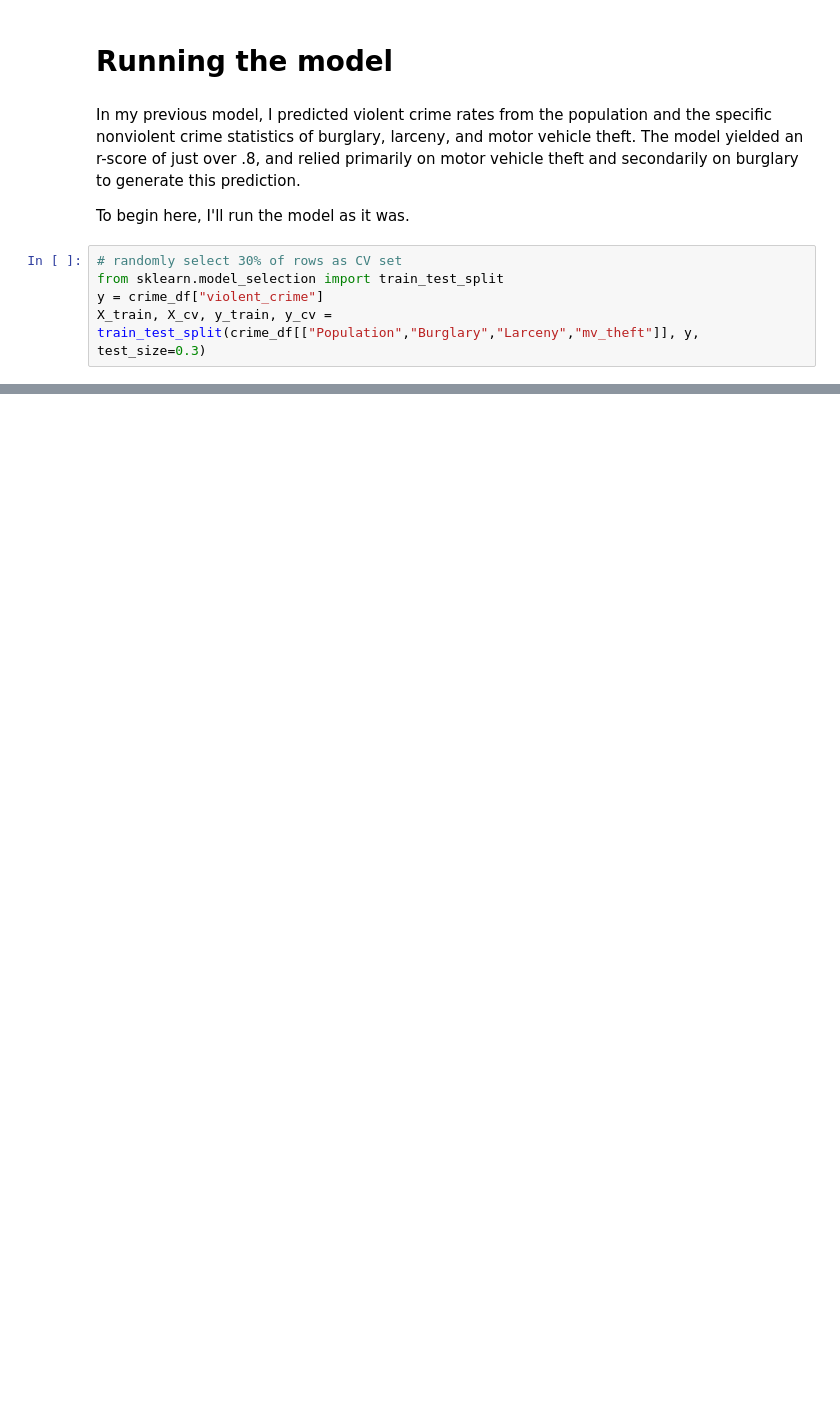
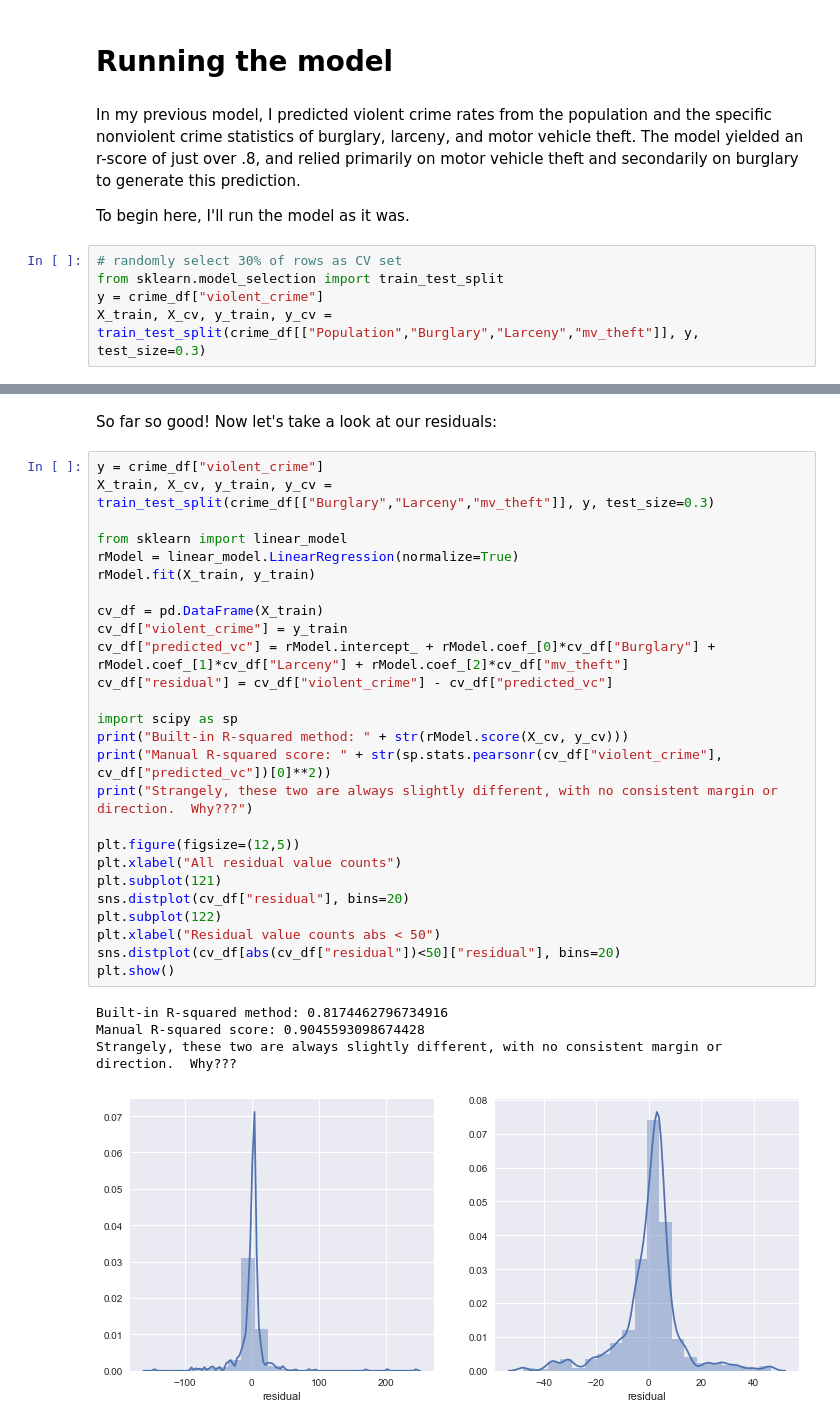
Before and after one commit to wwwslinger/drills, a Jupyter notebook: Thinkful/drills/5.2 Challenge - validating a linear regression model.ipynb, the cells around one changed output, grey strips where cells are left out. Saved outputs shown, nothing was run; the diff lists cells and outputs as text; blank space fills up the shorter version.

```diff
--- a/Thinkful/drills/5.2 Challenge - validating a linear regression model.ipynb
+++ b/Thinkful/drills/5.2 Challenge - validating a linear regression model.ipynb
@@ -137,0 +153,33 @@ from statsmodels.sandbox.regression.predstd import wls_prediction_std
+# %% [markdown]
+So far so good!  Now let's take a look at our residuals:
+# %%
+y = crime_df["violent_crime"]
+X_train, X_cv, y_train, y_cv = train_test_split(crime_df[["Burglary","Larceny","mv_theft"]], y, test_size=0.3)
+
+from sklearn import linear_model
+rModel = linear_model.LinearRegression(normalize=True)
+rModel.fit(X_train, y_train)
+
+cv_df = pd.DataFrame(X_train)
+cv_df["violent_crime"] = y_train
+cv_df["predicted_vc"] = rModel.intercept_ + rModel.coef_[0]*cv_df["Burglary"] + rModel.coef_[1]*cv_df["Larceny"] + rModel.coef_[2]*cv_df["mv_theft"]
+cv_df["residual"] = cv_df["violent_crime"] - cv_df["predicted_vc"]
+
+import scipy as sp
+print("Built-in R-squared method: " + str(rModel.score(X_cv, y_cv)))
+print("Manual R-squared score: " + str(sp.stats.pearsonr(cv_df["violent_crime"], cv_df["predicted_vc"])[0]**2))
+print("Strangely, these two are always slightly different, with no consistent margin or direction.  Why???")
+
+plt.figure(figsize=(12,5))
+plt.xlabel("All residual value counts")
+plt.subplot(121)
+sns.distplot(cv_df["residual"], bins=20)
+plt.subplot(122)
+plt.xlabel("Residual value counts abs < 50")
+sns.distplot(cv_df[abs(cv_df["residual"])<50]["residual"], bins=20)
+plt.show()
+# %% [output]
+Built-in R-squared method: 0.8174462796734916
+Manual R-squared score: 0.9045593098674428
+Strangely, these two are always slightly different, with no consistent margin or direction.  Why???
+[figure, added]
```
Also changed, not shown: parts of 24 cells of this notebook.
